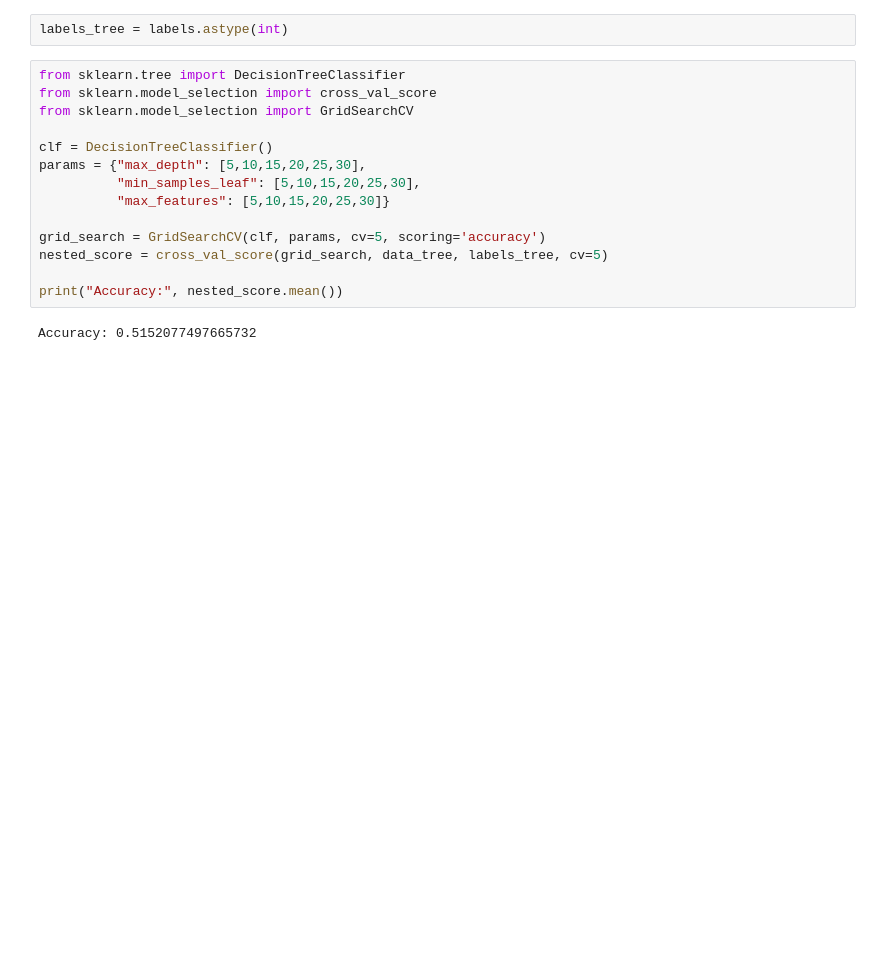
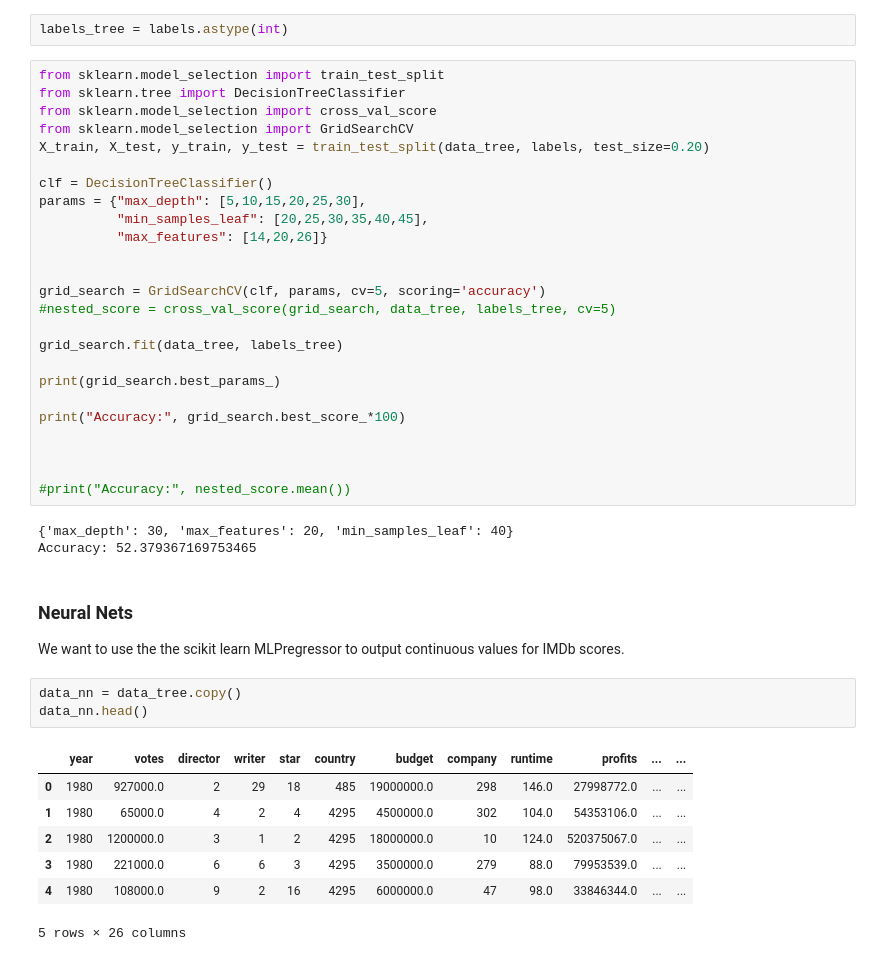
Before and after one commit to ggalicin/cs363m_project, a Jupyter notebook: CS_363M_PROJECT.ipynb, the cells around one changed output. Saved outputs shown, nothing was run; the diff lists cells and outputs as text; blank space fills up the shorter version.

Commit message:
preliminary models done

```diff
--- a/CS_363M_PROJECT.ipynb
+++ b/CS_363M_PROJECT.ipynb
@@ -322,18 +337,44 @@ target values (scores as an int).
 # %%
 labels_tree = labels.astype(int)
 # %%
+from sklearn.model_selection import train_test_split
 from sklearn.tree import DecisionTreeClassifier
 from sklearn.model_selection import cross_val_score
 from sklearn.model_selection import GridSearchCV
+X_train, X_test, y_train, y_test = train_test_split(data_tree, labels, test_size=0.20)
 
 clf = DecisionTreeClassifier()
 params = {"max_depth": [5,10,15,20,25,30],
-          "min_samples_leaf": [5,10,15,20,25,30],
-          "max_features": [5,10,15,20,25,30]}
+          "min_samples_leaf": [20,25,30,35,40,45],
+          "max_features": [14,20,26]}
+
 
 grid_search = GridSearchCV(clf, params, cv=5, scoring='accuracy')
-nested_score = cross_val_score(grid_search, data_tree, labels_tree, cv=5)
+#nested_score = cross_val_score(grid_search, data_tree, labels_tree, cv=5)
 
-print("Accuracy:", nested_score.mean())
+grid_search.fit(data_tree, labels_tree)
+
+print(grid_search.best_params_)
+
+print("Accuracy:", grid_search.best_score_*100)
+
+
+
+#print("Accuracy:", nested_score.mean())
 # %% [output]
-Accuracy: 0.5152077497665732
+{'max_depth': 30, 'max_features': 20, 'min_samples_leaf': 40}
+Accuracy: 52.379367169753465
+# %% [markdown]
+### Neural Nets
+We want to use the the scikit learn MLPregressor to output continuous values for IMDb scores.
+# %%
+data_nn = data_tree.copy()
+data_nn.head()
+# %% [output]
+|  | year | votes | director | writer | star | country | budget | company | runtime | profits | ... | ... |
+| 0 | 1980 | 927000.0 | 2 | 29 | 18 | 485 | 19000000.0 | 298 | 146.0 | 27998772.0 | ... | ... |
+| 1 | 1980 | 65000.0 | 4 | 2 | 4 | 4295 | 4500000.0 | 302 | 104.0 | 54353106.0 | ... | ... |
+| 2 | 1980 | 1200000.0 | 3 | 1 | 2 | 4295 | 18000000.0 | 10 | 124.0 | 520375067.0 | ... | ... |
+| 3 | 1980 | 221000.0 | 6 | 6 | 3 | 4295 | 3500000.0 | 279 | 88.0 | 79953539.0 | ... | ... |
+| 4 | 1980 | 108000.0 | 9 | 2 | 16 | 4295 | 6000000.0 | 47 | 98.0 | 33846344.0 | ... | ... |
+5 rows × 26 columns
```
Also changed, not shown: parts of 10 cells of this notebook.
